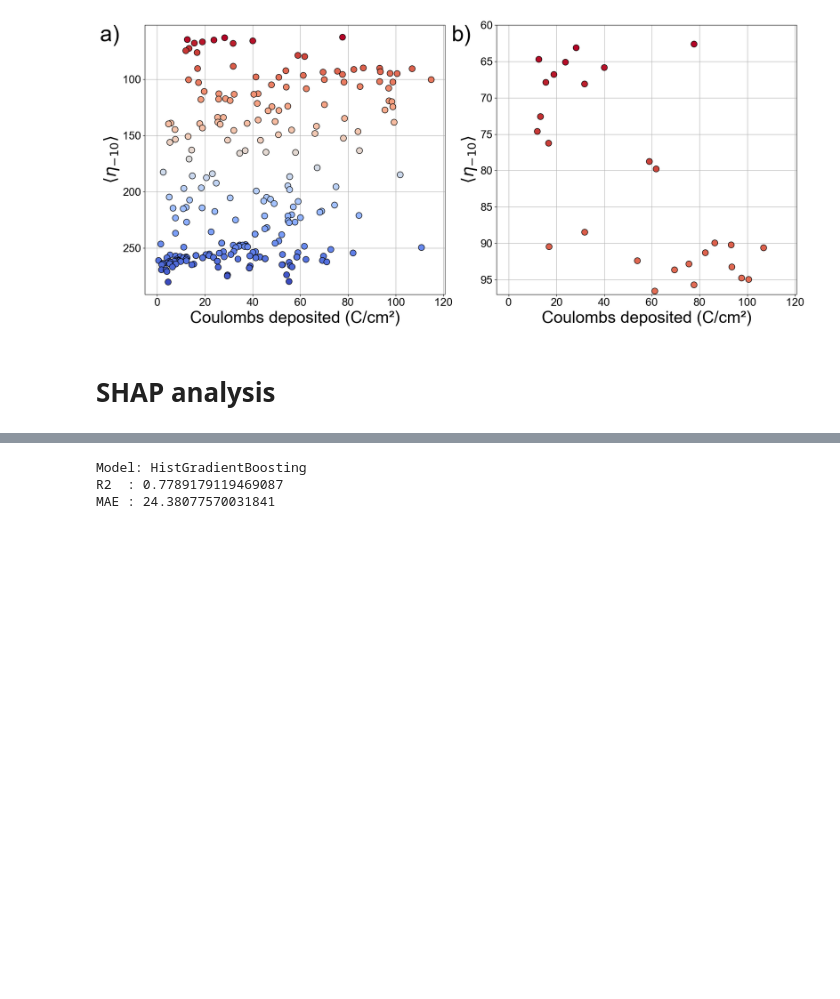
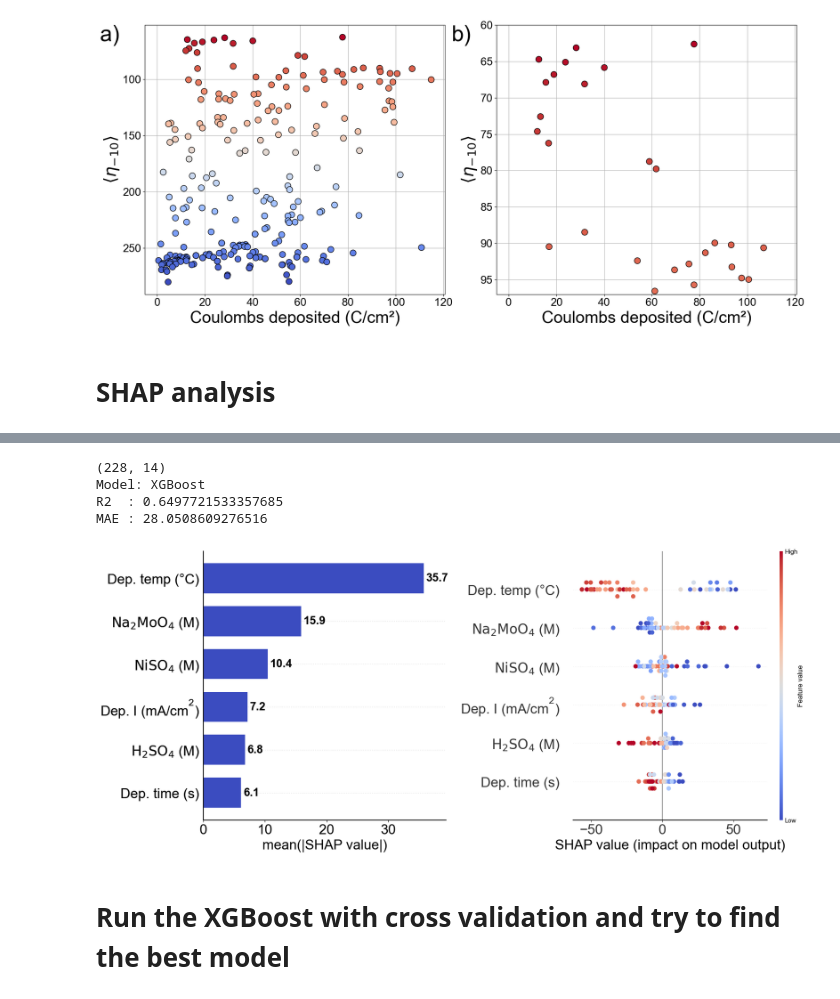
Before and after one commit to Pele905/Ni_Mo_CatBot-optimization-public, a Jupyter notebook: Ni_Mo_optimization_analysis.ipynb, the cells around one changed output, grey strips where cells are left out. Saved outputs shown, nothing was run; the diff lists cells and outputs as text; code cells hidden in the pictures; blank space fills up the shorter version.

```diff
--- a/Ni_Mo_optimization_analysis.ipynb
+++ b/Ni_Mo_optimization_analysis.ipynb
@@ -909,18 +909,17 @@ WARNING: You are using pip version 22.0.4; however, version 26.2.1 is available.
 You should consider upgrading via the '/Users/pvifr/.pyenv/versions/3.10.4/envs/Admiral_potentiostat/bin/python -m pip install --upgrade pip' command.
 Note: you may need to restart the kernel to use updated packages.
 # %%
-import pandas as pd
-import numpy as np
 import matplotlib.pyplot as plt
 import matplotlib as mpl
-
 from sklearn.model_selection import train_test_split
 from sklearn.metrics import r2_score, mean_absolute_error
-
+import xgboost as xgb
 # ---------- 1) Load ----------
 
 csv_path = "complete_dataset.csv"  # <-- change
 df = pd.read_csv(csv_path)
+df = df.drop_duplicates()
+print(np.shape(df))
 
 df["integrated_area"] = df["integrated_area"] / 100
 df["Na2MoO4 (mol/L)"] = df["Na2Mo (mol/L)"]
@@ -970,7 +969,7 @@ try:
     from xgboost import XGBRegressor
 
     model = XGBRegressor(
-        n_estimators=800,
+        n_estimators=400,
         max_depth=4,
         learning_rate=0.05,
         subsample=0.9,
@@ -984,11 +983,12 @@ try:
     model_name = "XGBoost"
 
 except Exception:
+    print("We reach the exception")
     try:
         from lightgbm import LGBMRegressor
 
         model = LGBMRegressor(
-            n_estimators=2000,
+            n_estimators=100,
             learning_rate=0.03,
             num_leaves=31,
             subsample=0.9,
@@ -1020,9 +1020,22 @@ print("MAE :", mean_absolute_error(y_test, pred))
 # ---------- 3) SHAP (TreeExplainer) ----------
 
 import shap
+try:
+    explainer = shap.Explainer(model, X_train)
+    shap_values = explainer(X_test)
+except:
+    contributions = model.get_booster().predict(
 
-explainer = shap.Explainer(model, X_train)
-shap_values = explainer(X_test)
+    xgb.DMatrix(X_test),
+        pred_contribs=True,
+    )
+
+    shap_values = shap.Explanation(
+        values=contributions[:, :-1],
+        base_values=contributions[:, -1],
+        data=X_test.to_numpy(),
+        feature_names=features_names,
+    )
 
 # Use chemically formatted names for SHAP plots
 shap_values.feature_names = features_names
@@ -1085,33 +1098,38 @@ if axes[0].xaxis.label:
     axes[0].xaxis.label.set_size(24)
 
 # --- Right: beeswarm summary plot ---
 
 shap.plots.beeswarm(
     shap_values,
     max_display=len(FEATURES),
     ax=axes[1],
     plot_size=None,
     show=False,
     color=plt.get_cmap("coolwarm"),
 )
+
 # --- NEW: Increase the size of the scatter points ---
 for collection in axes[1].collections:
     if isinstance(collection, mpl.collections.PathCollection):
         collection.set_sizes([60])  # Adjust this number (e.g., 60, 80, 100) to change the size
 
 # Force tick sizes for beeswarm too
 axes[1].tick_params(axis='both', which='major', labelsize=24)
 if axes[1].xaxis.label:
     axes[1].xaxis.label.set_size(24)
 
 plt.tight_layout()
 
 plt.savefig(
     "shap_bar_beeswarm.png",
     dpi=300,
     bbox_inches="tight"
 )
 # %% [output]
-Model: HistGradientBoosting
-R2  : 0.7789179119469087
-MAE : 24.38077570031841
+(228, 14)
+Model: XGBoost
+R2  : 0.6497721533357685
+MAE : 28.0508609276516
+[figure, added]
+# %% [markdown]
+# Run the XGBoost with cross validation and try to find the best model
```
Also changed, not shown: parts of 2 cells of this notebook, 1 other file.
